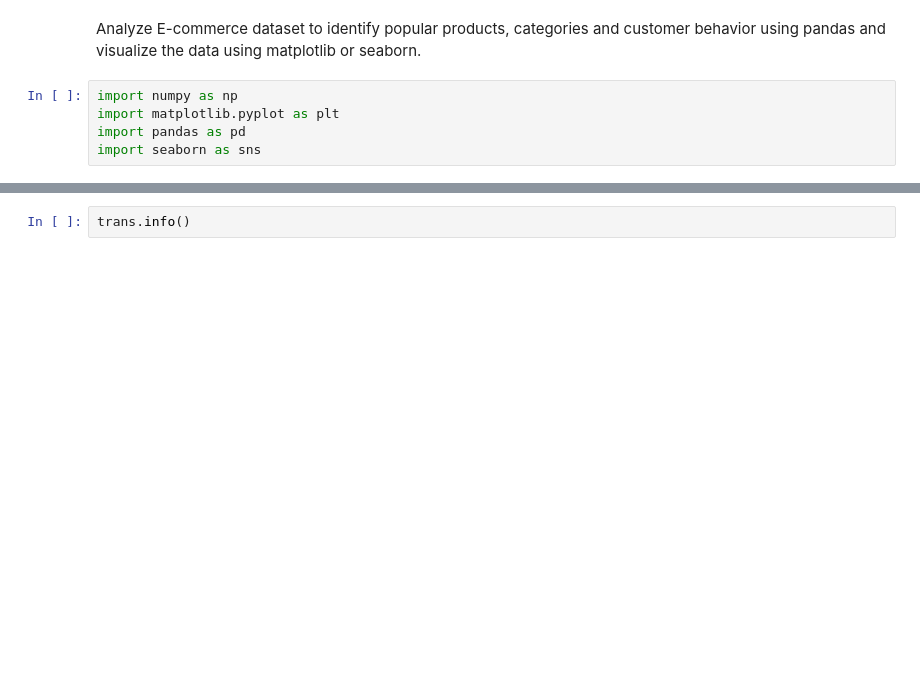
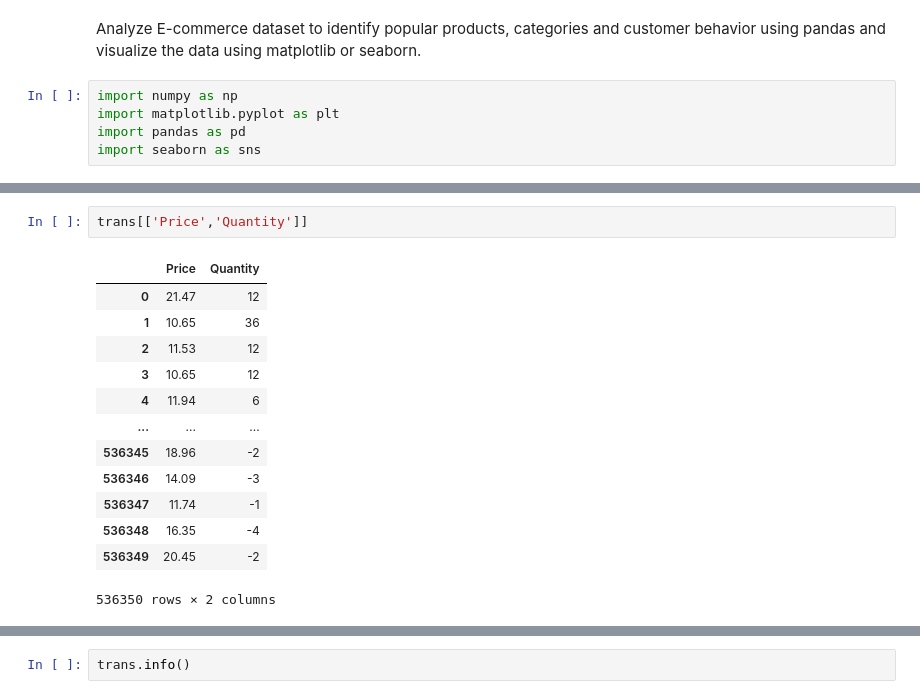
Before and after one commit to SnehRosh/python-data-science-course, a Jupyter notebook: ECommerce_DA.ipynb, the cells around one changed output, grey strips where cells are left out. Drawn from its saved outputs; the diff is of its cells as text; blank space fills up the shorter version.

```diff
--- a/ECommerce_DA.ipynb
+++ b/ECommerce_DA.ipynb
@@ -24,0 +46,16 @@ trans
+# %%
+trans[['Price','Quantity']]
+# %% [output]
+|  | Price | Quantity |
+| 0 | 21.47 | 12 |
+| 1 | 10.65 | 36 |
+| 2 | 11.53 | 12 |
+| 3 | 10.65 | 12 |
+| 4 | 11.94 | 6 |
+| ... | ... | ... |
+| 536345 | 18.96 | -2 |
+| 536346 | 14.09 | -3 |
+| 536347 | 11.74 | -1 |
+| 536348 | 16.35 | -4 |
+| 536349 | 20.45 | -2 |
+536350 rows × 2 columns
```
Also changed, not shown: parts of 4 cells of this notebook, 1 other file.
